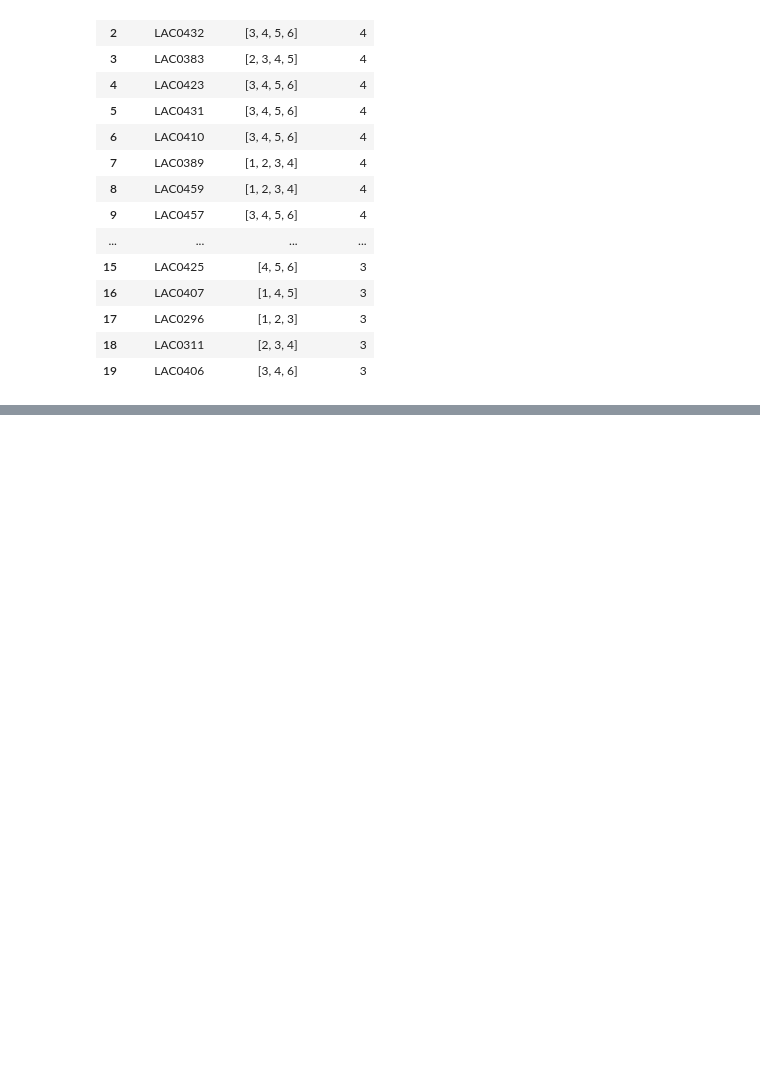
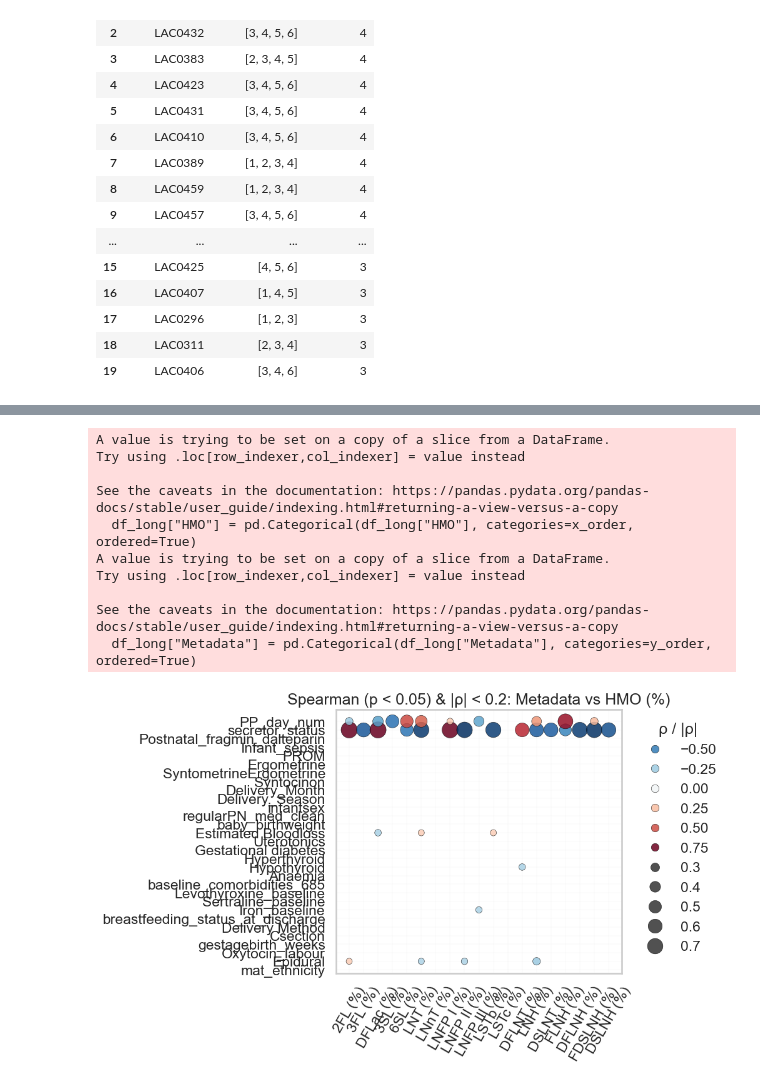
Before and after one commit to spann-pediatrics/Oxford-2025, a Jupyter notebook: data exploration.ipynb, the cells around one changed output, grey strips where cells are left out. Cells and saved outputs as stored; diff of their text form; code cells hidden in the pictures; blank space fills up the shorter version.

```diff
--- a/data exploration.ipynb
+++ b/data exploration.ipynb
@@ -1162,0 +1272,12 @@ Total participants: 145
+# %%
+# 3) Compute correlations (metadata vs HMO µg/mL and %)
+sub_ug  = pd.concat([work, df_all[hmo_ug_cols]], axis=1)
+sub_pct = pd.concat([work, df_all[hmo_pct_cols]], axis=1)
+
+res_ug  = add_fdr(spearman_longframe(sub_ug,  work.columns, hmo_ug_cols))
+res_pct = add_fdr(spearman_longframe(sub_pct, work.columns, hmo_pct_cols))
+
+
+# Sanity check the columns so the later p/p_adj filter won't error
+print(res_ug.columns.tolist())
+print(res_ug.head(3))
@@ -1162,0 +1290,12 @@ Total participants: 145
+# %%
+# 4) Filter by significance (p_adj preferred, fallback to p)
+alpha = 0.05
+
+pcol_ug  = "p_adj" if "p_adj" in res_ug.columns else "p"
+pcol_pct = "p_adj" if "p_adj" in res_pct.columns else "p"
+
+sig_ug  = res_ug[res_ug[pcol_ug] < alpha].copy()
+sig_pct = res_pct[res_pct[pcol_pct] < alpha].copy()
+
+print(f"µg/mL significant correlations: {len(sig_ug)}")
+print(f"% significant correlations: {len(sig_pct)}")
@@ -1162,0 +1347,32 @@ Total participants: 145
+# %%
+# HMO % Spearman
+fig, ax = plt.subplots(figsize=(10, 6), constrained_layout=True)
+
+# Optional: filter out very weak correlations (|ρ| < 0.2)
+sig_pct = sig_pct[sig_pct['rho'].abs() > 0.2]
+
+# Plot only % data
+bubbleplot(sig_pct,
+           "Spearman (p < 0.05) & |ρ| < 0.2: Metadata vs HMO (%)",
+           x_order=hmo_pct_cols,
+           y_order=metadata_cols[::-1],
+           ax=ax)
+
+# Tidy up the plot
+ax.legend(loc="upper left", bbox_to_anchor=(1.02, 1),
+          title="ρ / |ρ|", frameon=False)
+ax.tick_params(axis='x', rotation=60)
+
+plt.show()
+# %% [output]
+A value is trying to be set on a copy of a slice from a DataFrame.
+Try using .loc[row_indexer,col_indexer] = value instead
+
+See the caveats in the documentation: https://pandas.pydata.org/pandas-docs/stable/user_guide/indexing.html#returning-a-view-versus-a-copy
+  df_long["HMO"] = pd.Categorical(df_long["HMO"], categories=x_order, ordered=True)
+A value is trying to be set on a copy of a slice from a DataFrame.
+Try using .loc[row_indexer,col_indexer] = value instead
+
+See the caveats in the documentation: https://pandas.pydata.org/pandas-docs/stable/user_guide/indexing.html#returning-a-view-versus-a-copy
+  df_long["Metadata"] = pd.Categorical(df_long["Metadata"], categories=y_order, ordered=True)
+[figure, added]
```
Also changed, not shown: parts of 23 cells of this notebook, 4 other files.
